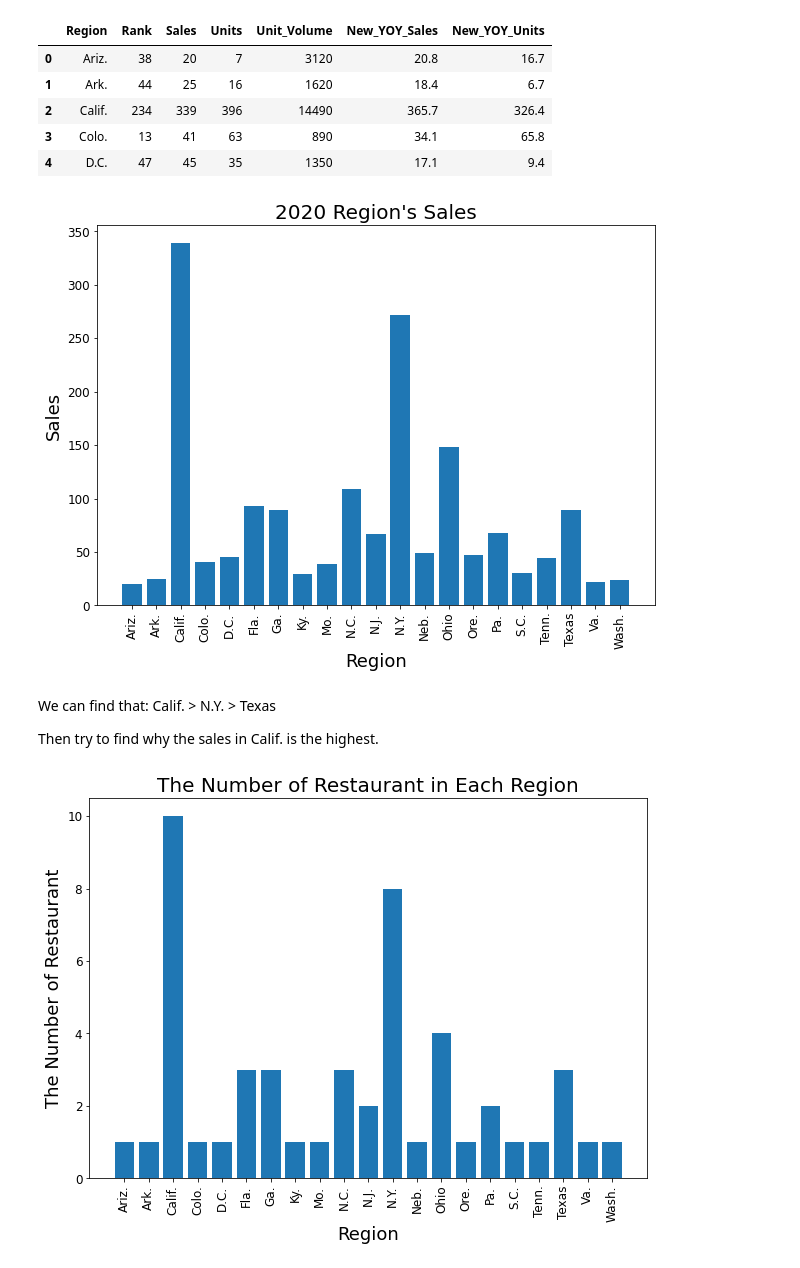
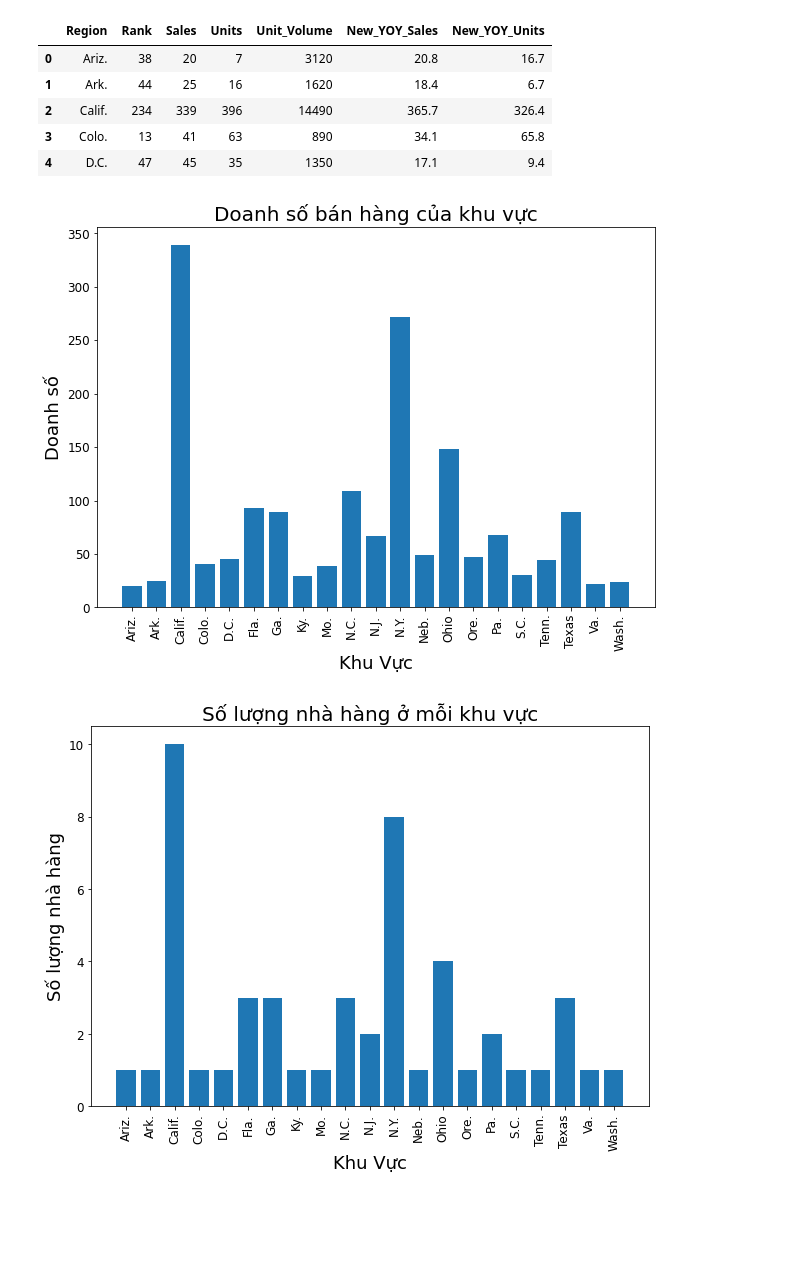
Before and after one commit to ncphung1405/bai-tap, a Jupyter notebook: Phân_tích_doanh_số_nhà_hàng.ipynb, the cells around one changed output. Drawn from its saved outputs; the diff is of its cells as text; code cells hidden in the pictures; blank space fills up the shorter version.

```diff
--- a/Phân_tích_doanh_số_nhà_hàng.ipynb
+++ b/Phân_tích_doanh_số_nhà_hàng.ipynb
@@ -21,7 +20,7 @@ import numpy as np
 import seaborn as sns
 import wordcloud
 # %%
-data = pd.read_csv("Future50.csv")
+data = pd.read_csv("hung.csv")
 data.dtypes
 # %% [output]
 Rank            int64
@@ -152,21 +109,17 @@ region_.head()
 plt.figure(figsize=(10, 7))
 plt.bar(region_.loc[:, "Region"], region_.loc[:, "Sales"])
 
-plt.xlabel("Region"
+plt.xlabel("Khu Vực"
           ,fontsize=18)
-plt.ylabel("Sales"
+plt.ylabel("Doanh số"
           ,fontsize=18)
 plt.xticks(rotation="vertical"
           ,fontsize=12)
 plt.yticks(fontsize=12)
-plt.title("2020 Region's Sales"
+plt.title("Doanh số bán hàng của khu vực"
          ,fontsize=20)
 
 plt.show()
 # %% [output]
-[figure, old version]
+[figure, new version]
-# %% [markdown]
-We can find that: Calif. > N.Y. > Texas
-
-Then try to find why the sales in Calif. is the highest.
 # %%
@@ -176,16 +129,16 @@ region__ = pd.DataFrame(region__)
 # %%
 plt.figure(figsize=(10, 7))
 plt.bar(region__.index, region__.loc[:, "Restaurant"])
-plt.xlabel("Region"
+plt.xlabel("Khu Vực"
           ,fontsize=18)
-plt.ylabel("The Number of Restaurant"
+plt.ylabel("Số lượng nhà hàng"
           ,fontsize=18)
 plt.xticks(rotation="vertical"
            ,fontsize=12)
 plt.yticks(fontsize=12)
-plt.title("The Number of Restaurant in Each Region"
+plt.title("Số lượng nhà hàng ở mỗi khu vực"
          ,fontsize=20)
 
 plt.show()
 # %% [output]
-[figure, old version]
+[figure, new version]
```
Also changed, not shown: parts of 27 cells of this notebook.
